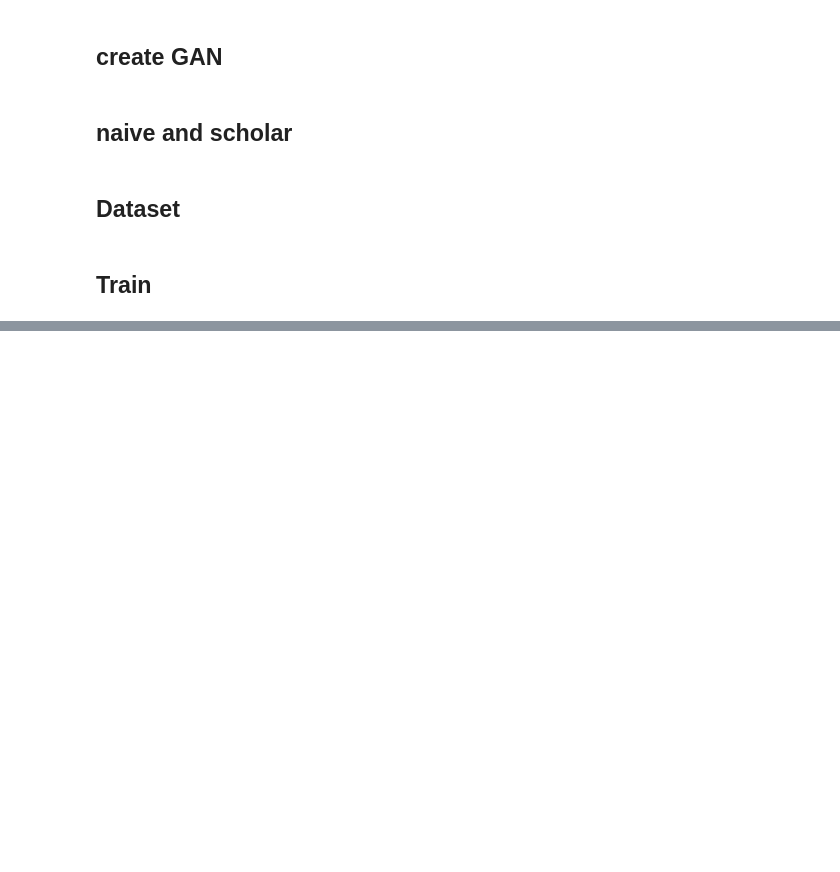
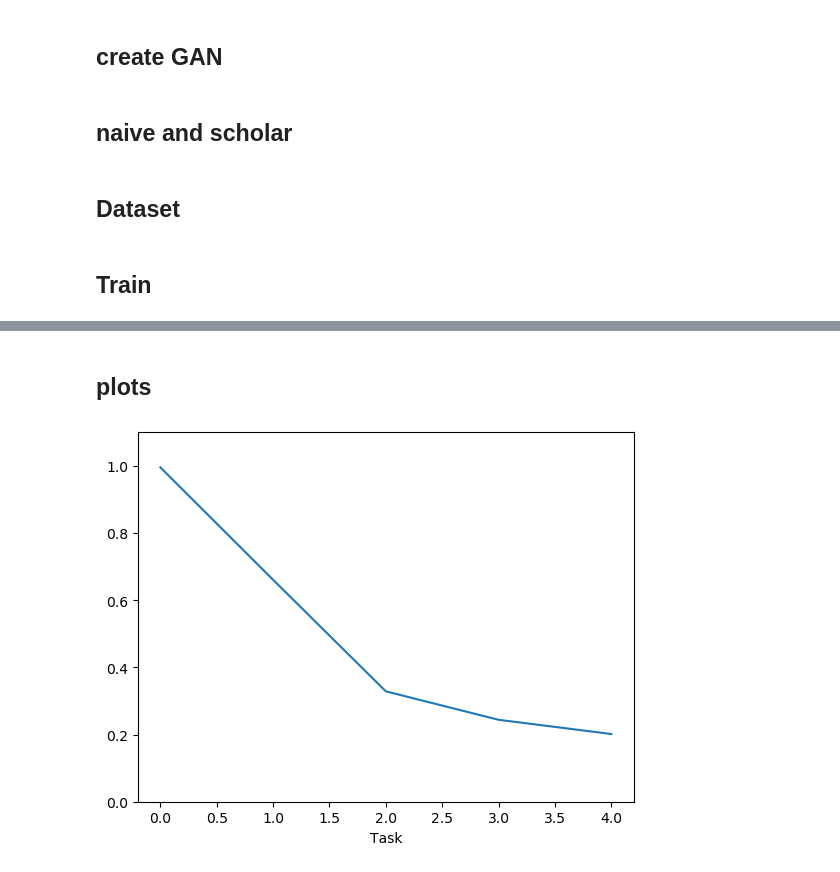
Before and after one commit to mathislindner/Continual-Learning-with-Deep-Generative-Replay-DL_in-ABNN, a Jupyter notebook: main.ipynb, the cells around one changed output, grey strips where cells are left out. Saved outputs shown, nothing was run; the diff lists cells and outputs as text; code cells hidden in the pictures; blank space fills up the shorter version.

Commit message:
moved GAN learning in helper func and added plots

```diff
--- a/main.ipynb
+++ b/main.ipynb
@@ -248,0 +227,20 @@ Clipping input data to the valid range for imshow with RGB data ([0..1] for floa
+# %% [markdown]
+## plots
+# %%
+#TODO: use naive and scholar evaluation to plot results
+from helper_func import get_accuracies
+naive_evaluations = np.load('evaluations/naive_evaluations.npy', allow_pickle=True)
+#scholar_evaluations = np.load('evaluations/scholar_evaluations.npy', allow_pickle=True)
+
+naive_accuracies = get_accuracies(naive_evaluations)
+#cl_accuracies = get_accuracies(scholar_evaluation)
+
+plt.plot(naive_accuracies)
+#plt.plot(cl_accuracies)
+
+plt.xlabel('Task')
+
+plt.ylim(0, 1.1)
+plt.show()
+# %% [output]
+[figure, added]
```
Also changed, not shown: parts of 11 cells of this notebook, 2 other files.
